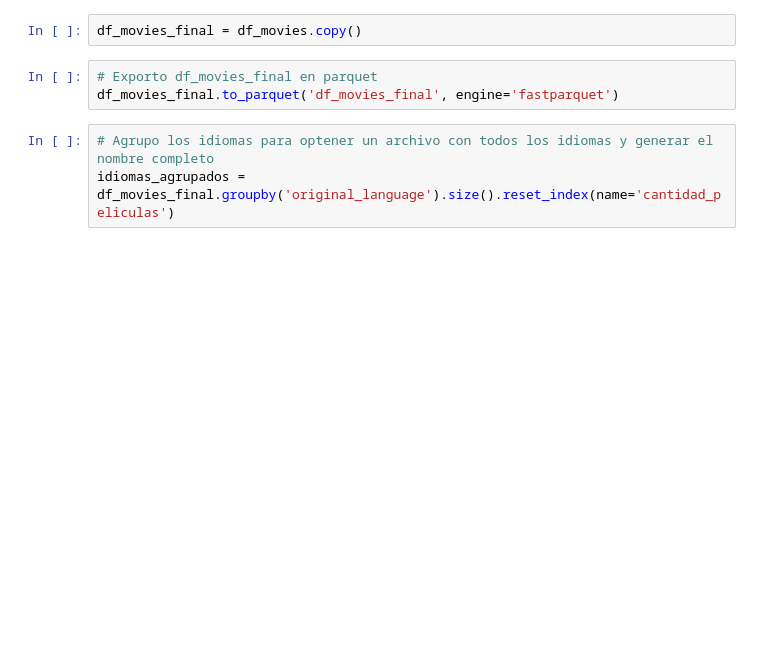
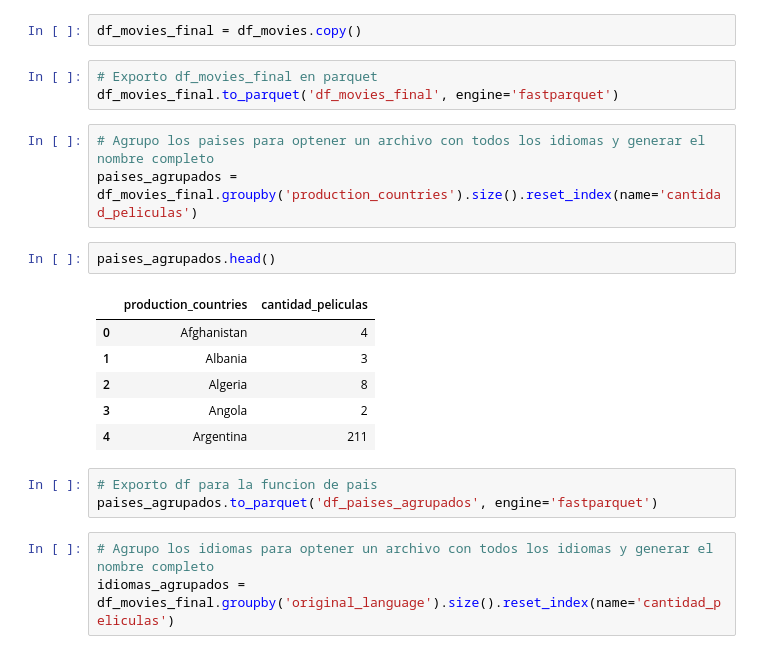
Before and after one commit to MatB1988/Proyecto-_recomendacion_peliculas_Api, a Jupyter notebook: ETL.ipynb, the cells around one changed output. Drawn from its saved outputs; the diff is of its cells as text; blank space fills up the shorter version.

```diff
--- a/ETL.ipynb
+++ b/ETL.ipynb
@@ -286,6 +286,21 @@ df_movies_final = df_movies.copy()
 # %%
 # Exporto df_movies_final en parquet
 df_movies_final.to_parquet('df_movies_final', engine='fastparquet')
+# %%
+# Agrupo los paises para optener un archivo con todos los idiomas y generar el nombre completo
+paises_agrupados = df_movies_final.groupby('production_countries').size().reset_index(name='cantidad_peliculas')
+# %%
+paises_agrupados.head()
+# %% [output]
+|  | production_countries | cantidad_peliculas |
+| 0 | Afghanistan | 4 |
+| 1 | Albania | 3 |
+| 2 | Algeria | 8 |
+| 3 | Angola | 2 |
+| 4 | Argentina | 211 |
+# %%
+# Exporto df para la funcion de pais
+paises_agrupados.to_parquet('df_paises_agrupados', engine='fastparquet')
 # %%
 # Agrupo los idiomas para optener un archivo con todos los idiomas y generar el nombre completo
 idiomas_agrupados = df_movies_final.groupby('original_language').size().reset_index(name='cantidad_peliculas')
```
Also changed, not shown: 2 other files.
